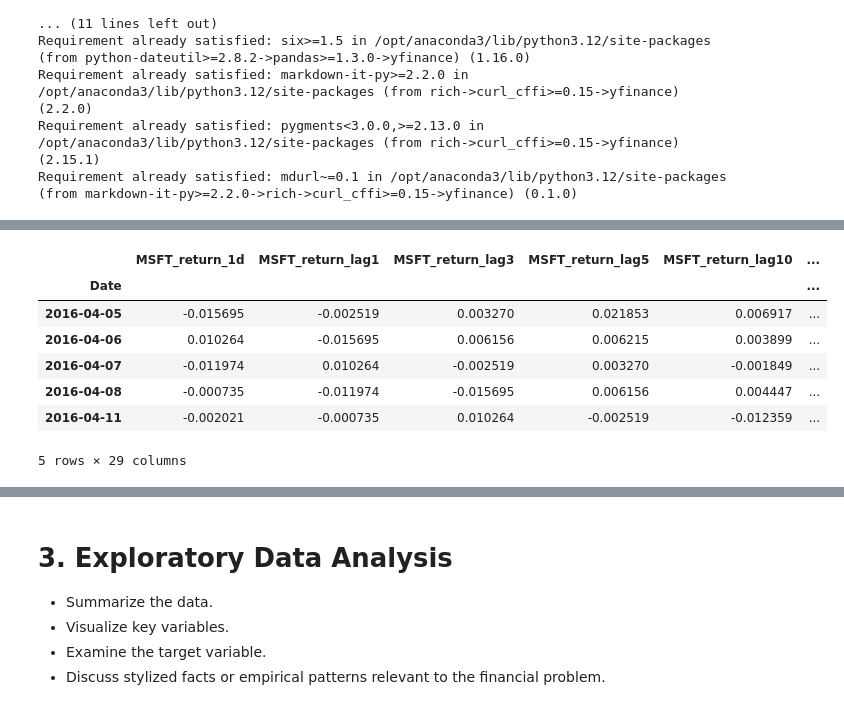
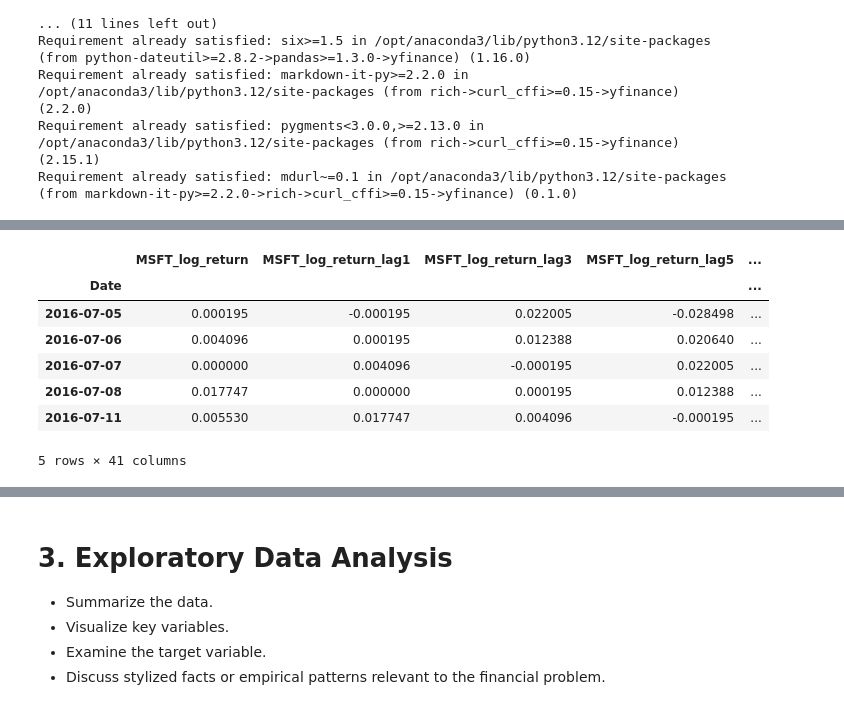
Before and after one commit to Emmaxustar/msft-volatility-prediction, a Jupyter notebook: CFRM521_project_template.ipynb, the cells around one changed output, grey strips where cells are left out. Drawn from its saved outputs; the diff is of its cells as text; code cells hidden in the pictures.

```diff
--- a/CFRM521_project_template.ipynb
+++ b/CFRM521_project_template.ipynb
@@ -280,52 +322,68 @@ df['target_volatility_21d'] = (
 
 core_feature_cols = [
     # MSFT own features
-    'MSFT_return_1d',
-    'MSFT_return_lag1',
-    'MSFT_return_lag3',
-    'MSFT_return_lag5',
-    'MSFT_return_lag10',
-    'MSFT_return_lag15',
-    'MSFT_return_lag21',
+    'MSFT_log_return',
+    'MSFT_log_return_lag1',
+    'MSFT_log_return_lag3',
+    'MSFT_log_return_lag5',
+    'MSFT_log_return_lag10',
+    'MSFT_log_return_lag15',
+    'MSFT_log_return_lag21',
     'MSFT_rolling_vol_5',
     'MSFT_rolling_vol_21',
     'MSFT_log_volume',
 
     # Market-wide features
-    'SPY_return_1d',
-    'SPY_return_lag1',
+    'SPY_log_return',
     'SPY_rolling_vol_5',
     'SPY_rolling_vol_21',
 
-    # VIX features
+    # VIX / VXN features
     'VIX_level',
-    'VIX_change',
+    'VIX_log_change',
+    'VIX_rolling_mean_21',
+    'VXN_level',
+    'VXN_log_change',
+    'VXN_rolling_mean_21',
 
     # Sector ETF features
-    'XLK_return_1d',
+    'XLK_log_return',
 
     # Relative performance features
     'MSFT_minus_XLK_return',
-    'MSFT_minus_SPY_return'
+    'MSFT_minus_SPY_return',
+    'QQQ_minus_SPY_return'
 ]
 
 additional_feature_cols = [
     # Longer MSFT volatility
     'MSFT_rolling_vol_63',
-
-    # Smoothed VIX
-    'VIX_rolling_mean_21',
+    'MSFT_rolling_vol_126',
 
     # Interest rate features
     'TNX_level',
     'TNX_change',
 
     # Semiconductor sector
-    'SOXX_return_1d',
+    'SOXX_log_return',
+    'SOXX_rolling_vol_21',
 
     # Bond market
-    'TLT_return_1d',
-    'TLT_rolling_vol_21'
+    'TLT_log_return',
+    'TLT_rolling_vol_21',
+
+    # Volume shock
+    'MSFT_log_volume_ratio',
+
+    # Lagged volatility
+    'MSFT_vol_5_lag1',
+    'MSFT_vol_21_lag1',
+    'MSFT_vol_63_lag1',
+
+    # Volatility regime
+    'vol_ratio_5_21',
+    'vol_ratio_21_63',
+    'VIX_relative'
 ]
 
 feature_cols = core_feature_cols + additional_feature_cols
@@ -346,25 +404,20 @@ print("Total number of features:", len(feature_cols))
 # 13. Create final model dataset
 # =========================
 
-# Dataset before dropna
 model_data_before_dropna = df[feature_cols + target_cols].copy()
 
-# Total number of NaN values
 total_na = model_data_before_dropna.isna().sum().sum()
 
 print("Shape before dropna:", model_data_before_dropna.shape)
 print("Total NaN values before dropna:", total_na)
 
-# NaN values by column
 na_by_column = model_data_before_dropna.isna().sum()
 print("NaN values by column:")
 print(na_by_column[na_by_column > 0])
 
-# Number of rows with at least one NaN
 rows_with_na = model_data_before_dropna.isna().any(axis=1).sum()
 print("Rows with at least one NaN:", rows_with_na)
 
-# Keep only features and targets, then drop missing values
 model_data = model_data_before_dropna.dropna().copy()
 
 print("Final model_data shape:", model_data.shape)
@@ -391,11 +436,11 @@ Final model_data shape: (2429, 29)
-|  | MSFT_return_1d | MSFT_return_lag1 | MSFT_return_lag3 | MSFT_return_lag5 | MSFT_return_lag10 | ... |
-| Date |  |  |  |  |  | ... |
-| 2016-04-05 | -0.015695 | -0.002519 | 0.003270 | 0.021853 | 0.006917 | ... |
-| 2016-04-06 | 0.010264 | -0.015695 | 0.006156 | 0.006215 | 0.003899 | ... |
-| 2016-04-07 | -0.011974 | 0.010264 | -0.002519 | 0.003270 | -0.001849 | ... |
-| 2016-04-08 | -0.000735 | -0.011974 | -0.015695 | 0.006156 | 0.004447 | ... |
-| 2016-04-11 | -0.002021 | -0.000735 | 0.010264 | -0.002519 | -0.012359 | ... |
+|  | MSFT_log_return | MSFT_log_return_lag1 | MSFT_log_return_lag3 | MSFT_log_return_lag5 | ... |
+| Date |  |  |  |  | ... |
+| 2016-07-05 | 0.000195 | -0.000195 | 0.022005 | -0.028498 | ... |
+| 2016-07-06 | 0.004096 | 0.000195 | 0.012388 | 0.020640 | ... |
+| 2016-07-07 | 0.000000 | 0.004096 | -0.000195 | 0.022005 | ... |
+| 2016-07-08 | 0.017747 | 0.000000 | 0.000195 | 0.012388 | ... |
+| 2016-07-11 | 0.005530 | 0.017747 | 0.004096 | -0.000195 | ... |
-5 rows × 29 columns
+5 rows × 41 columns
 # %%
 # =========================
 # Check highly correlated features after removing redundant features
```
Also changed, not shown: parts of 12 cells of this notebook.
